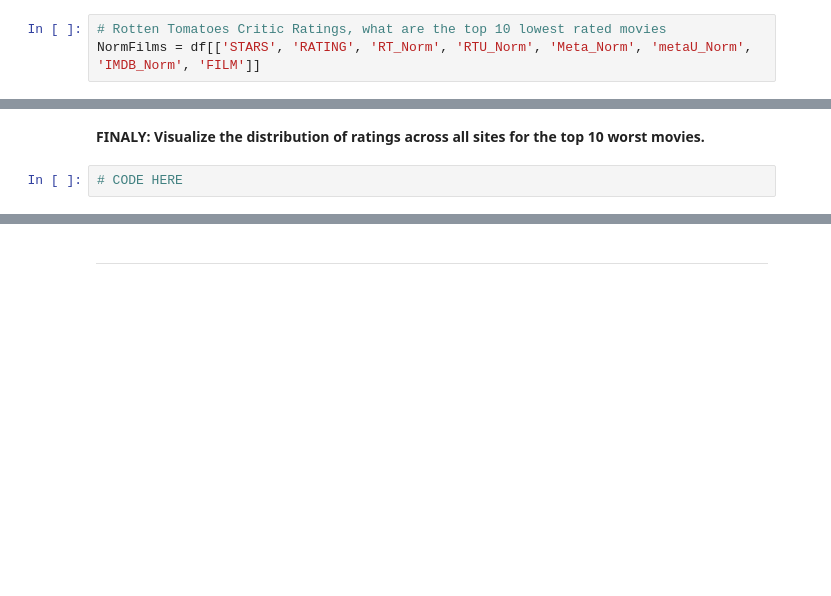
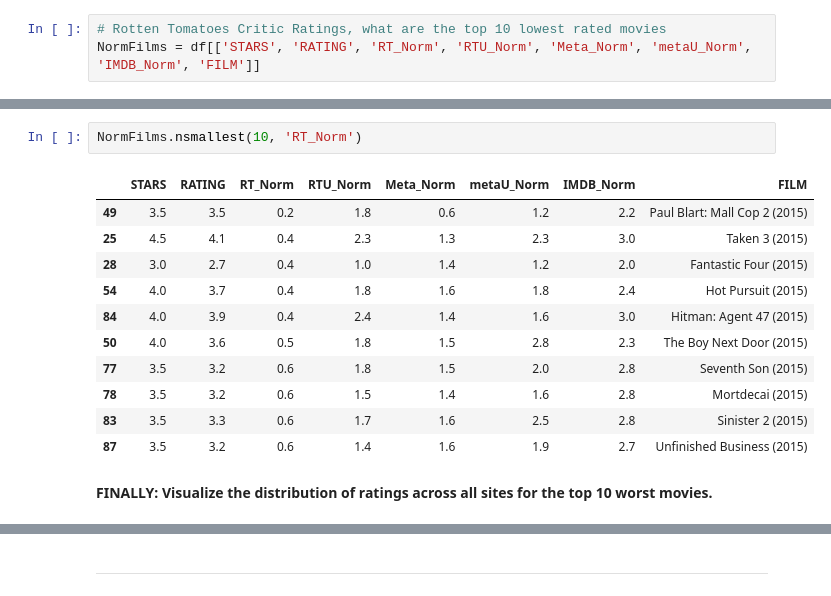
Before and after one commit to FarzinRad/Comparison-online-movie-score, a Jupyter notebook: Comparison-online-movie-score .ipynb, the cells around one changed output, grey strips where cells are left out. Cells and saved outputs as stored; diff of their text form; blank space fills up the shorter version.

```diff
--- a/Comparison-online-movie-score .ipynb
+++ b/Comparison-online-movie-score .ipynb
@@ -700,4 +684,16 @@ NormFilms
+# %%
+NormFilms.nsmallest(10, 'RT_Norm')
+# %% [output]
+|  | STARS | RATING | RT_Norm | RTU_Norm | Meta_Norm | metaU_Norm | IMDB_Norm | FILM |
+| 49 | 3.5 | 3.5 | 0.2 | 1.8 | 0.6 | 1.2 | 2.2 | Paul Blart: Mall Cop 2 (2015) |
+| 25 | 4.5 | 4.1 | 0.4 | 2.3 | 1.3 | 2.3 | 3.0 | Taken 3 (2015) |
+| 28 | 3.0 | 2.7 | 0.4 | 1.0 | 1.4 | 1.2 | 2.0 | Fantastic Four (2015) |
+| 54 | 4.0 | 3.7 | 0.4 | 1.8 | 1.6 | 1.8 | 2.4 | Hot Pursuit (2015) |
+| 84 | 4.0 | 3.9 | 0.4 | 2.4 | 1.4 | 1.6 | 3.0 | Hitman: Agent 47 (2015) |
+| 50 | 4.0 | 3.6 | 0.5 | 1.8 | 1.5 | 2.8 | 2.3 | The Boy Next Door (2015) |
+| 77 | 3.5 | 3.2 | 0.6 | 1.8 | 1.5 | 2.0 | 2.8 | Seventh Son (2015) |
+| 78 | 3.5 | 3.2 | 0.6 | 1.5 | 1.4 | 1.6 | 2.8 | Mortdecai (2015) |
+| 83 | 3.5 | 3.3 | 0.6 | 1.7 | 1.6 | 2.5 | 2.8 | Sinister 2 (2015) |
+| 87 | 3.5 | 3.2 | 0.6 | 1.4 | 1.6 | 1.9 | 2.7 | Unfinished Business (2015) |
 # %% [markdown]
-**FINALY: Visualize the distribution of ratings across all sites for the top 10 worst movies.**
+**FINALLY: Visualize the distribution of ratings across all sites for the top 10 worst movies.**
-# %%
-# CODE HERE
```
Also changed, not shown: parts of 7 cells of this notebook.
